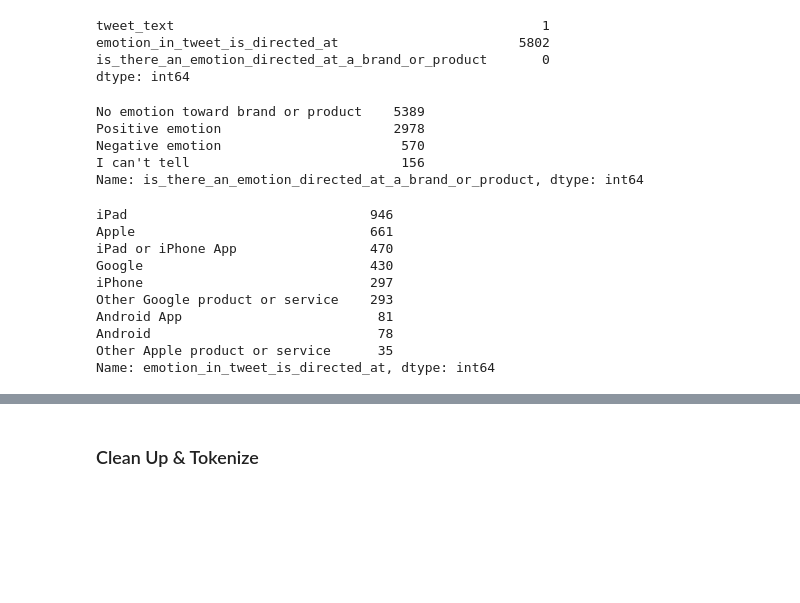
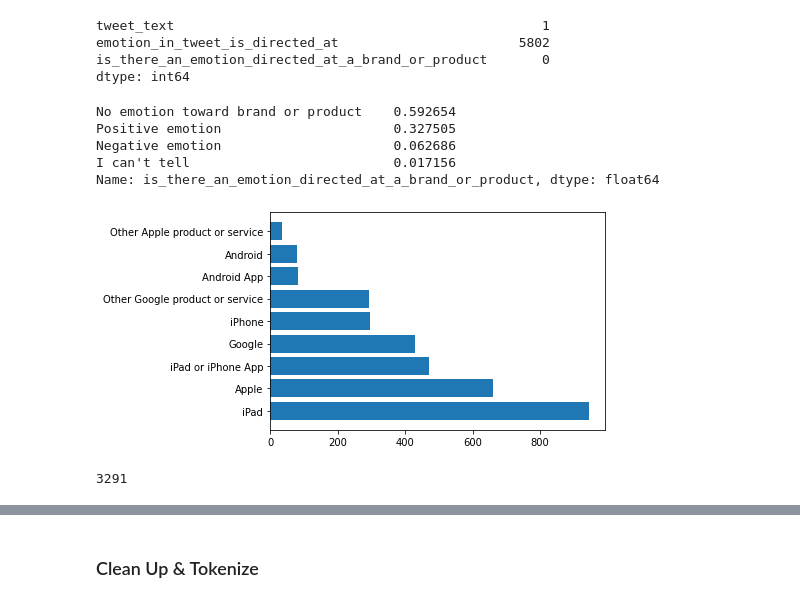
Before and after one commit to ValeriaVF/Twitter-Sentiment-Analysis-Using-NLP, a Jupyter notebook: main-weston-copy-2-16.ipynb, the cells around one changed output, grey strips where cells are left out. Drawn from its saved outputs; the diff is of its cells as text; code cells hidden in the pictures; blank space fills up the shorter version.

```diff
--- a/main-weston-copy-2-16.ipynb
+++ b/main-weston-copy-2-16.ipynb
@@ -59,6 +116,10 @@ Data columns (total 3 columns):
  2   is_there_an_emotion_directed_at_a_brand_or_product  9093 non-null   object
 dtypes: object(3)
 memory usage: 213.2+ KB
+# %%
+tweet = tweet_df['tweet_text']
+directed = tweet_df['emotion_in_tweet_is_directed_at']
+emotion = tweet_df['is_there_an_emotion_directed_at_a_brand_or_product']
 # %%
 tweet_df.isna().sum()
 # %% [output]
@@ -67,23 +128,18 @@ emotion_in_tweet_is_directed_at                       5802
 is_there_an_emotion_directed_at_a_brand_or_product       0
 dtype: int64
 # %%
-tweet_df['is_there_an_emotion_directed_at_a_brand_or_product'].value_counts()
+tweet_df['is_there_an_emotion_directed_at_a_brand_or_product'].value_counts(normalize=True)
 # %% [output]
-No emotion toward brand or product    5389
-Positive emotion                      2978
-Negative emotion                       570
-I can't tell                           156
-Name: is_there_an_emotion_directed_at_a_brand_or_product, dtype: int64
+No emotion toward brand or product    0.592654
+Positive emotion                      0.327505
+Negative emotion                      0.062686
+I can't tell                          0.017156
+Name: is_there_an_emotion_directed_at_a_brand_or_product, dtype: float64
-# %%
-tweet_df['emotion_in_tweet_is_directed_at'].value_counts()
-# %% [output]
-iPad                               946
-Apple                              661
-iPad or iPhone App                 470
-Google                             430
-iPhone                             297
-Other Google product or service    293
-Android App                         81
-Android                             78
-Other Apple product or service      35
-Name: emotion_in_tweet_is_directed_at, dtype: int64
+# %%
+plt.barh(directed.value_counts().index, directed.value_counts().values);
+# %% [output]
+[figure, added]
+# %%
+directed.value_counts().sum()
+# %% [output]
+3291
```
Also changed, not shown: parts of 127 cells of this notebook, 2 other files.
